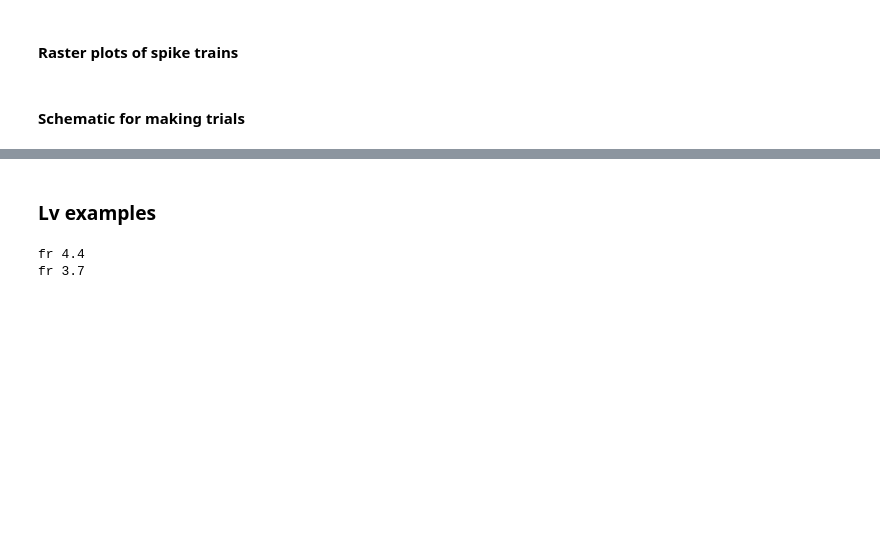
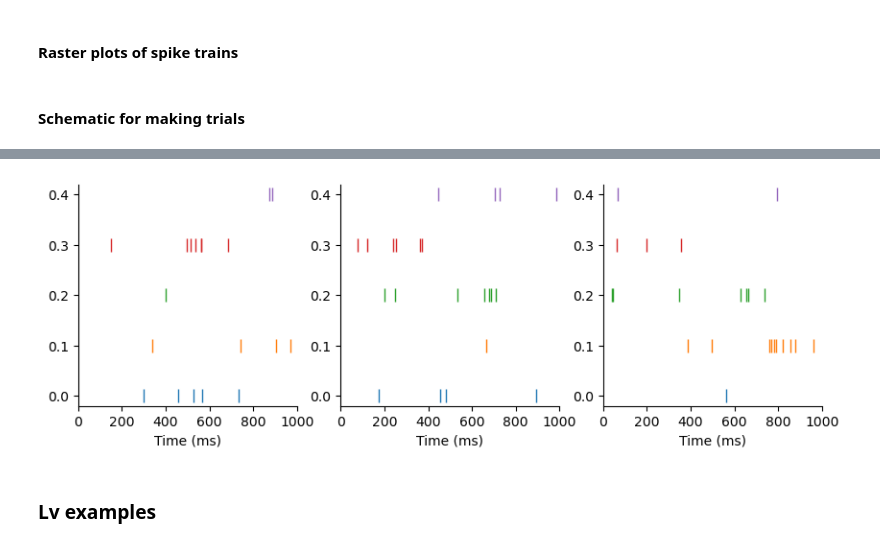
Before and after one commit to iinnpp/isttc, a Jupyter notebook: notebooks/synthetic/data_gen_examples.ipynb, the cells around one changed output, grey strips where cells are left out. Cells and saved outputs as stored; diff of their text form; code cells hidden in the pictures; blank space fills up the shorter version.

```diff
--- a/notebooks/synthetic/data_gen_examples.ipynb
+++ b/notebooks/synthetic/data_gen_examples.ipynb
@@ -186,0 +190,16 @@ for trial in range(num_trials):
+# %%
+n_trials = 5
+m_iterations = 1
+
+fs = 1000
+signal_len = duration_ms
+trial_len = int(1000 * (fs / 1000)) # 1000ms trials
+
+trial_dict = {}
+for i in range(len(all_spike_trains)):
+    print(f'Processing unit {i}')
+    unit_trial_dict = {}
+    for m in range(m_iterations):
+        spikes = np.asarray([int(spike) for spike in all_spike_trains[i]])
+        spikes_trials = get_trials(spikes, signal_len, n_trials, trial_len, verbose_=True)
+        trial_dict[i] = spikes_trials
@@ -205,3 +263,28 @@ if save_fig:
+# %%
+fig, axes = plt.subplots(1,3, figsize=(10, 3))
+
+for k,v in trial_dict.items():
+    idx = 0
+    for trial in v:
+        axes[k].plot(trial, np.ones(len(trial))*0.1*idx, '|',
+                  markersize=10, alpha=1)
+        idx+=1
+
+for ax in axes.flat:
+# axes.set_ylim([0.05, 0.25])
+    ax.set_xlim([0, 10000])
+    ax.set_xlim([0, 1000])
+    ax.set_xticks(np.linspace(0, 1000, 6))
+    ax.set_xlabel('Time (ms)')
+    #ax.set_xticklabels(np.linspace(0, 10, 6))
+
+sns.despine()
+
+if save_fig:
+    plt.savefig(fig_folder + 'data_gen_spike_trains_30sec_trials.png' , bbox_inches='tight', dpi=300)
+    plt.savefig(fig_folder + 'data_gen_spike_trains_30sec_trials.svg' , bbox_inches='tight')
+# %% [output]
+[figure, added]
 # %% [markdown]
 ### Lv examples
 # %%
@@ -223,9 +306,6 @@ for trial in range(num_trials):
     )
     print(f'fr {len(spikes)/10}')
     all_spike_trains.append(spikes)
-# %% [output]
-fr 4.4
-fr 3.7
 # %%
 # Generate a regular spike train with jitter
 def generate_regular_spike_train_jitter(duration_ms, firing_rate_hz, jitter_std_ms, randomize_phase=False, seed=None):
```
Also changed, not shown: parts of 10 cells of this notebook.
